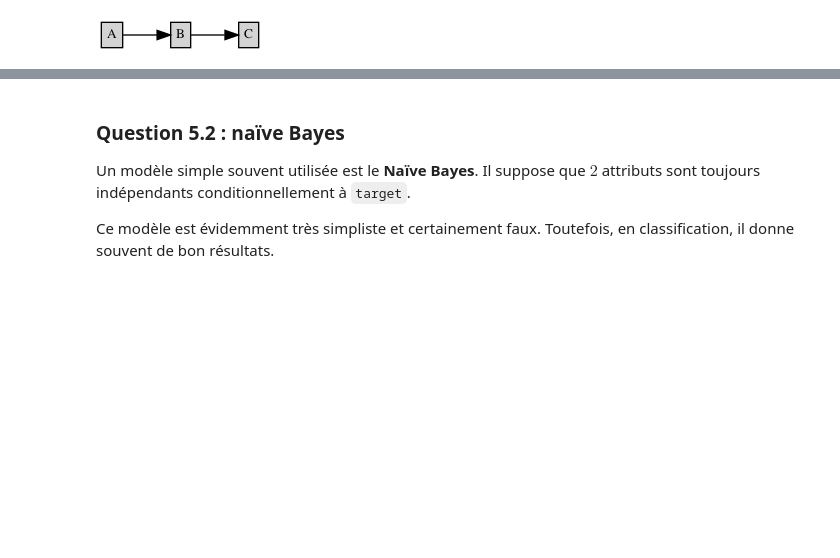
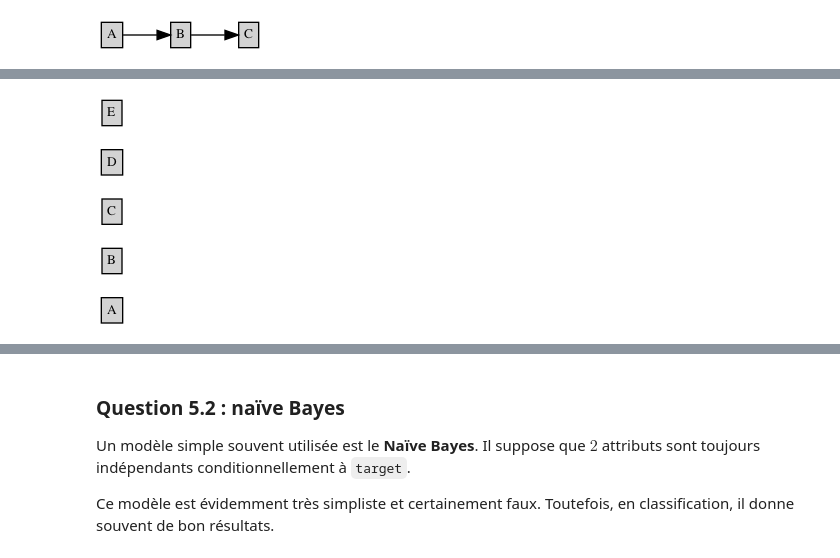
Before and after one commit to SpongeStark/LU3IN005_Project2, a Jupyter notebook: projet2-3i005.ipynb, the cells around one changed output, grey strips where cells are left out. Saved outputs shown, nothing was run; the diff lists cells and outputs as text; code cells hidden in the pictures; blank space fills up the shorter version.

```diff
--- a/projet2-3i005.ipynb
+++ b/projet2-3i005.ipynb
@@ -383,3 +412,8 @@ utils.drawGraphHorizontal("A->B;B->C")
     <img src="question.png">
 </div>
 Dans les 2 cellules suivantes, dessiner les graphes pour 5 variables $A,B,C,D,E$ complètement indépendantes puis pour ces 5 même variables sans aucune indépendance.
+# %%
+# complètement indépendantes
+utils.drawGraphHorizontal("A;B;C;D;E")
+# %% [output]
+[figure, added]
```
Also changed, not shown: parts of 12 cells of this notebook, 1 other file.
